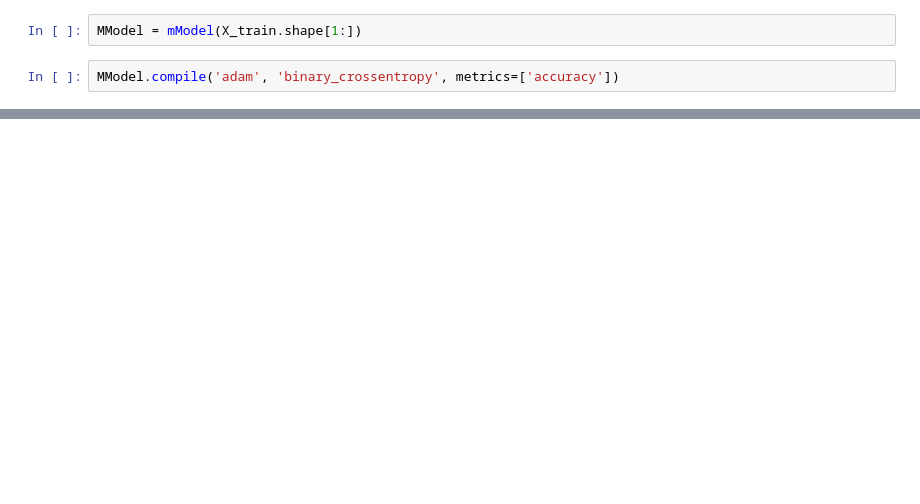
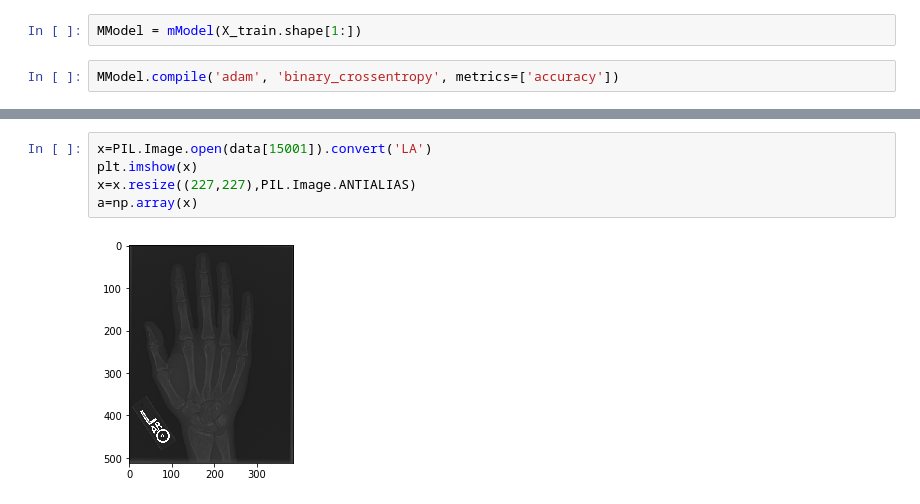
Before and after one commit to shan1322/MURA, a Jupyter notebook: Model.ipynb, the cells around one changed output, grey strips where cells are left out. Cells and saved outputs as stored; diff of their text form; blank space fills up the shorter version.

```diff
--- a/Model.ipynb
+++ b/Model.ipynb
@@ -111,0 +119,7 @@ Test Accuracy = 0.48
+# %%
+x=PIL.Image.open(data[15001]).convert('LA')
+plt.imshow(x)
+x=x.resize((227,227),PIL.Image.ANTIALIAS)
+a=np.array(x)
+# %% [output]
+[figure, added]
```
Also changed, not shown: parts of 5 cells of this notebook.
